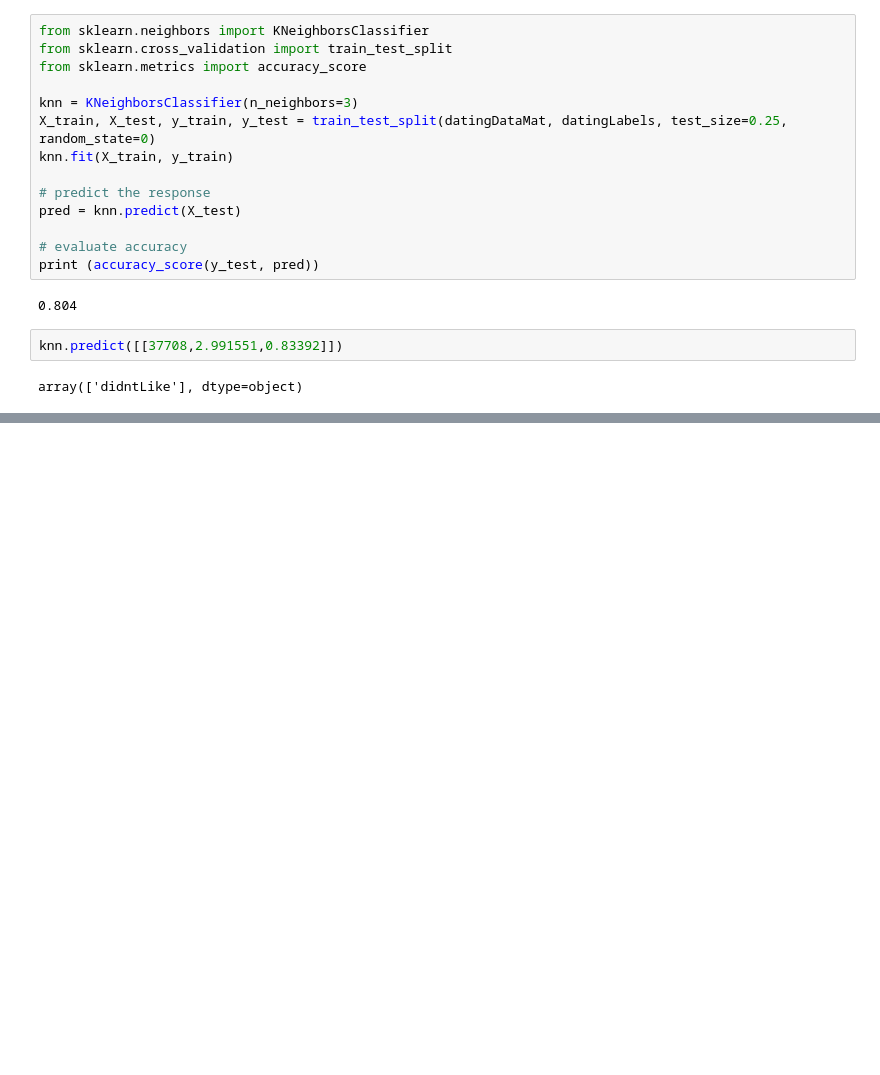
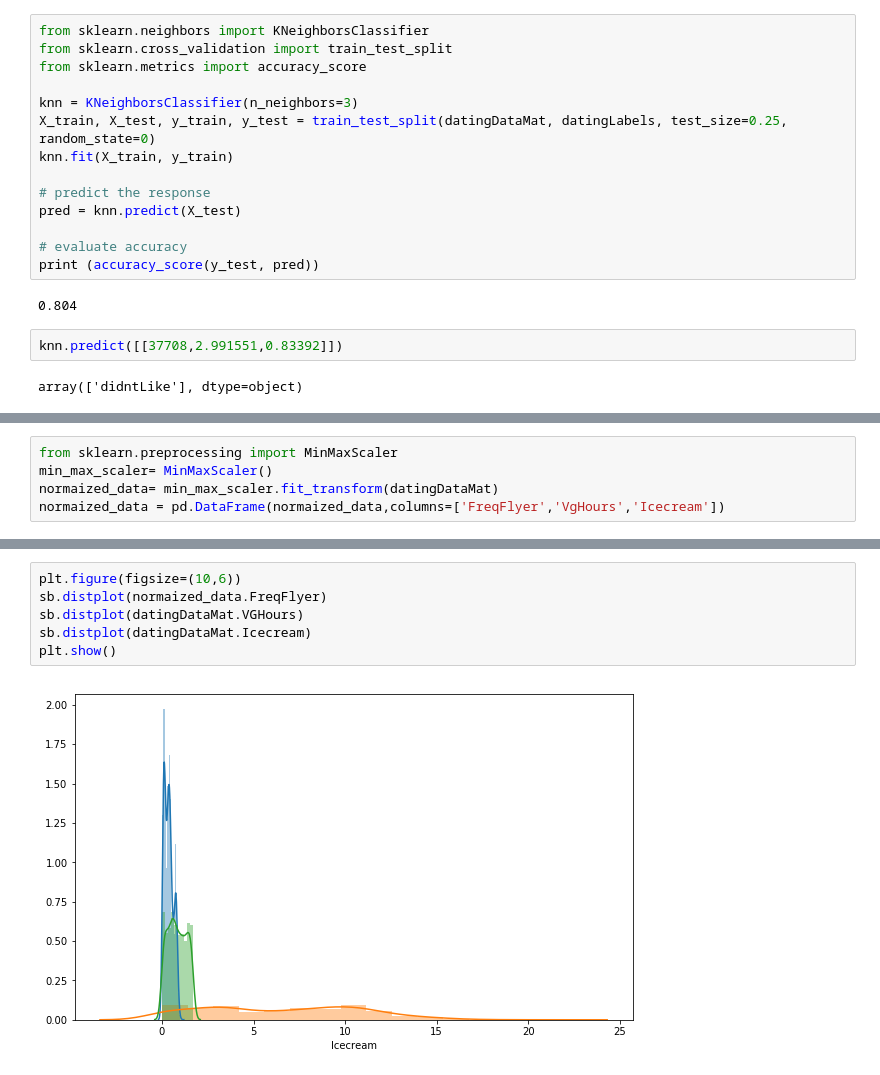
Before and after one commit to akpandads/ML-Algo-Implementations, a Jupyter notebook: knn/KNN_Impl.ipynb, the cells around one changed output, grey strips where cells are left out. Cells and saved outputs as stored; diff of their text form; blank space fills up the shorter version.

```diff
--- a/knn/KNN_Impl.ipynb
+++ b/knn/KNN_Impl.ipynb
@@ -111,0 +119,5 @@ array(['didntLike'], dtype=object)
+# %%
+from sklearn.preprocessing import MinMaxScaler
+min_max_scaler= MinMaxScaler()
+normaized_data= min_max_scaler.fit_transform(datingDataMat)
+normaized_data = pd.DataFrame(normaized_data,columns=['FreqFlyer','VgHours','Icecream'])
@@ -111,0 +133,8 @@ array(['didntLike'], dtype=object)
+# %%
+plt.figure(figsize=(10,6))
+sb.distplot(normaized_data.FreqFlyer)
+sb.distplot(datingDataMat.VGHours)
+sb.distplot(datingDataMat.Icecream)
+plt.show()
+# %% [output]
+[figure, added]
```
Also changed, not shown: parts of 8 cells of this notebook.
